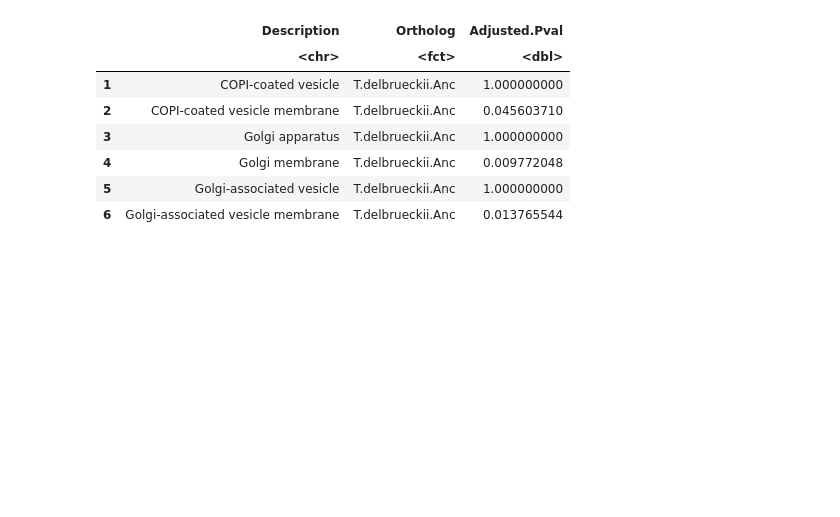
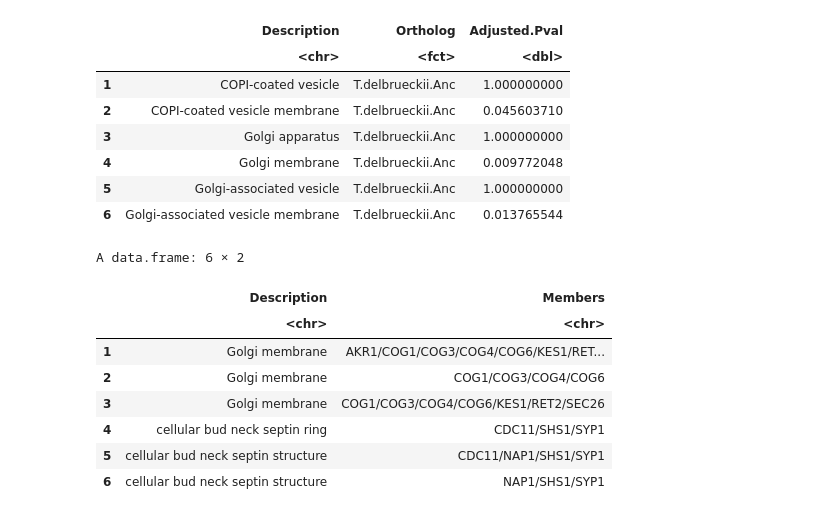
Before and after one commit to Landrylab/Evans-Yamamoto_et_al_2023, a Jupyter notebook: 06_GO_enrichment_analysis_of_PPI_partners /Scripts/02_GO_Analysis.ipynb, the cells around one changed output. Drawn from its saved outputs; the diff is of its cells as text; code cells hidden in the pictures; blank space fills up the shorter version.

```diff
--- a/06_GO_enrichment_analysis_of_PPI_partners /Scripts/02_GO_Analysis.ipynb
+++ b/06_GO_enrichment_analysis_of_PPI_partners /Scripts/02_GO_Analysis.ipynb
@@ -204,0 +218,15 @@ A data.frame: 6 × 3
+# %%
+# Elinimate GO terms (agggregated GO terms) is it is contained in another term.
+
+go_members = read.csv("../Input/GO_member.csv")
+head(go_members)
+# %% [output]
+A data.frame: 6 × 2
+|  | Description | Members |
+|  | <chr> | <chr> |
+| 1 | Golgi membrane | AKR1/COG1/COG3/COG4/COG6/KES1/RET... |
+| 2 | Golgi membrane | COG1/COG3/COG4/COG6 |
+| 3 | Golgi membrane | COG1/COG3/COG4/COG6/KES1/RET2/SEC26 |
+| 4 | cellular bud neck septin ring | CDC11/SHS1/SYP1 |
+| 5 | cellular bud neck septin structure | CDC11/NAP1/SHS1/SYP1 |
+| 6 | cellular bud neck septin structure | NAP1/SHS1/SYP1 |
```
Also changed, not shown: parts of 15 cells of this notebook, 1 other file.
